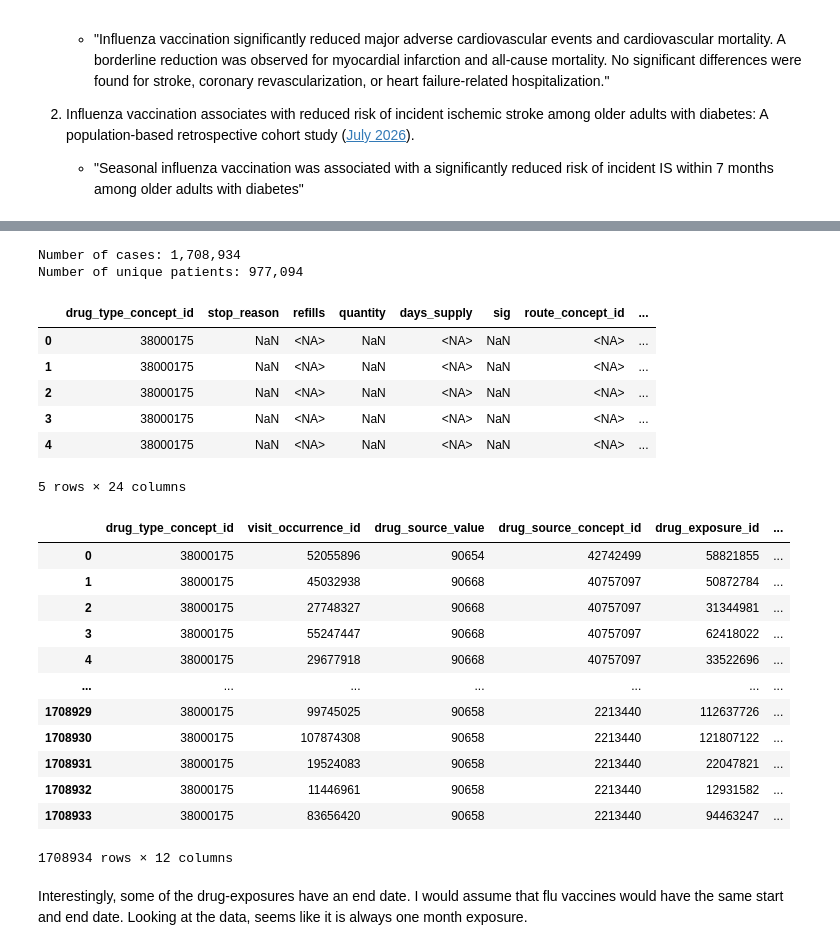
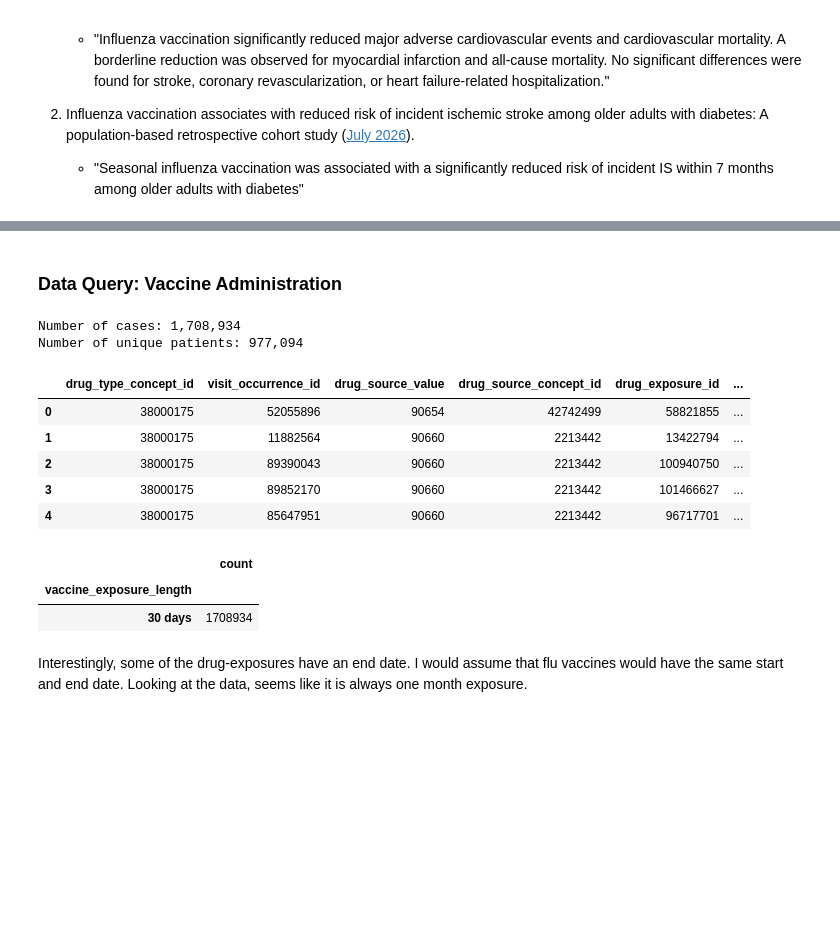
Before and after one commit to hjombach/synthetic_omop_analysis, a Jupyter notebook: eda.ipynb, the cells around one changed output, grey strips where cells are left out. Drawn from its saved outputs; the diff is of its cells as text; code cells hidden in the pictures; blank space fills up the shorter version.

```diff
--- a/eda.ipynb
+++ b/eda.ipynb
@@ -65,5 +85,5 @@ Image(filename='images/snomed_example.jpg')
 # %%
-## define codes manually
+## define SNOMED codes - from search engine
 cardiac_concept_codes = {
     'cerebro_accident': '230690007',
     'myocardial_infarction': '22298006'
@@ -80,6 +100,6 @@ flu_concept_codes = {
                     }
 
 vaccine_concept_codes = {
-    'flu_vaccine_1': "C178427",
+    'flu_vaccine_1': "placeholder",
     'flu_vaccine_2': '86198006'
                          }
@@ -216,11 +222,12 @@ def get_total_cases(concept_codes_dict: dict) -> pd.DataFrame:
 # %%
-def get_drug_treatments(concept_codes_dict: dict) -> pd.DataFrame:
+def get_drug_treatments(concept_codes_dict: dict, cleanup_empty_cols: bool = True) -> pd.DataFrame:
     """
     Using the provided concept codes, search for records of administering
     a drug to patients.
 
     Args:
         concept_codes_dict: dict containing the codes for the drug treatment (i.e. flu vaccine)
+        cleanup_empty_cols: bool - indicates whether columns entirely null are dropped
 
     Returns:
         df: pd.DataFrame containing records of drug administration.
@@ -257,7 +264,7 @@ def get_drug_treatments(concept_codes_dict: dict) -> pd.DataFrame:
         -- actual name of vaccine
         vaccine_labeled AS
             (
-            select wd.*, con.`concept_name` AS `vaccine_label`,
+            select wd.*, con.`concept_name` AS `vaccine_label`
                 FROM with_administration wd
                 LEFT JOIN `bigquery-public-data.cms_synthetic_patient_data_omop.concept` con
                 ON wd.`drug_concept_id` = con.`concept_id`
@@ -269,6 +276,9 @@ def get_drug_treatments(concept_codes_dict: dict) -> pd.DataFrame:
 
     df = CLIENT.query(query).to_dataframe()
 
+    if cleanup_empty_cols:
+        df = df.dropna(axis=1)
+
     ## preview
     print(f"Number of cases: {len(df):,}")
     print(f"Number of unique patients: {len(df['person_id'].unique()):,}\n")
@@ -284,12 +288,13 @@ Image(filename='images/query_steps.png')
+# %% [markdown]
+### Data Query: Vaccine Administration
 # %%
 flu_vaccine_df = get_drug_treatments(vaccine_concept_codes)
 # %% [output]
 Number of cases: 1,708,934
 Number of unique patients: 977,094
-|  | drug_type_concept_id | stop_reason | refills | quantity | days_supply | sig | route_concept_id | ... |
-| 0 | 38000175 | NaN | <NA> | NaN | <NA> | NaN | <NA> | ... |
-| 1 | 38000175 | NaN | <NA> | NaN | <NA> | NaN | <NA> | ... |
-| 2 | 38000175 | NaN | <NA> | NaN | <NA> | NaN | <NA> | ... |
-| 3 | 38000175 | NaN | <NA> | NaN | <NA> | NaN | <NA> | ... |
-| 4 | 38000175 | NaN | <NA> | NaN | <NA> | NaN | <NA> | ... |
+|  | drug_type_concept_id | visit_occurrence_id | drug_source_value | drug_source_concept_id | drug_exposure_id | ... |
+| 0 | 38000175 | 52055896 | 90654 | 42742499 | 58821855 | ... |
+| 1 | 38000175 | 11882564 | 90660 | 2213442 | 13422794 | ... |
+| 2 | 38000175 | 89390043 | 90660 | 2213442 | 100940750 | ... |
+| 3 | 38000175 | 89852170 | 90660 | 2213442 | 101466627 | ... |
+| 4 | 38000175 | 85647951 | 90660 | 2213442 | 96717701 | ... |
-5 rows × 24 columns
@@ -305,26 +301,13 @@ Number of unique patients: 977,094
-# %%
-flu_vaccine_df = flu_vaccine_df.dropna(axis=1)
 # %%
 ## calculate length of drug - exposure. Curious why not single day
 flu_vaccine_df['vaccine_exposure_length'] = flu_vaccine_df['drug_exposure_end_date'] - flu_vaccine_df['drug_exposure_start_date']
+# flu_vaccine_df['vaccine_exposure_length_int'] = pd.to_timedelta(flu_vaccine_df['vaccine_exposure_length']).dt.days
 
-flu_vaccine_df['vaccine_exposure_length_int'] = pd.to_timedelta(flu_vaccine_df['vaccine_exposure_length']).dt.days
-
-flu_vaccine_df
+display(pd.DataFrame(flu_vaccine_df['vaccine_exposure_length'].value_counts()))
 # %% [output]
-|  | drug_type_concept_id | visit_occurrence_id | drug_source_value | drug_source_concept_id | drug_exposure_id | ... |
-| 0 | 38000175 | 52055896 | 90654 | 42742499 | 58821855 | ... |
-| 1 | 38000175 | 45032938 | 90668 | 40757097 | 50872784 | ... |
-| 2 | 38000175 | 27748327 | 90668 | 40757097 | 31344981 | ... |
-| 3 | 38000175 | 55247447 | 90668 | 40757097 | 62418022 | ... |
-| 4 | 38000175 | 29677918 | 90668 | 40757097 | 33522696 | ... |
-| ... | ... | ... | ... | ... | ... | ... |
-| 1708929 | 38000175 | 99745025 | 90658 | 2213440 | 112637726 | ... |
-| 1708930 | 38000175 | 107874308 | 90658 | 2213440 | 121807122 | ... |
-| 1708931 | 38000175 | 19524083 | 90658 | 2213440 | 22047821 | ... |
-| 1708932 | 38000175 | 11446961 | 90658 | 2213440 | 12931582 | ... |
-| 1708933 | 38000175 | 83656420 | 90658 | 2213440 | 94463247 | ... |
+|  | count |
+| vaccine_exposure_length |  |
+| 30 days | 1708934 |
-1708934 rows × 12 columns
 # %% [markdown]
 Interestingly, some of the drug-exposures have an end date. I would assume that flu vaccines would have the same start and end date. Looking at the data, seems like it is always one month exposure.
 # %%
```
Also changed, not shown: parts of 114 cells of this notebook, 2 other files.
